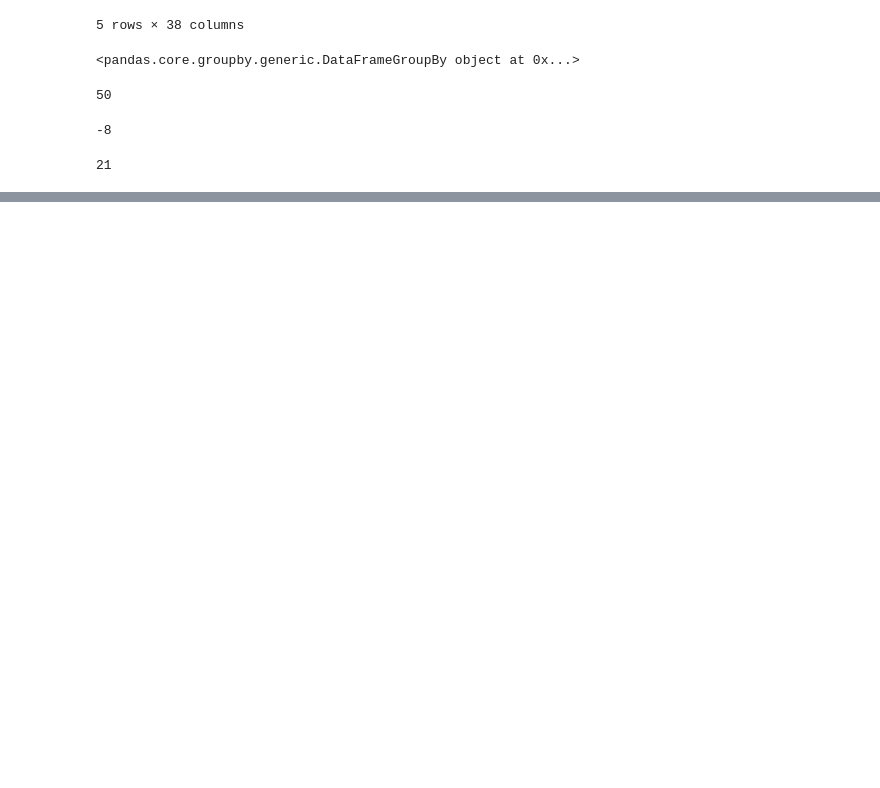
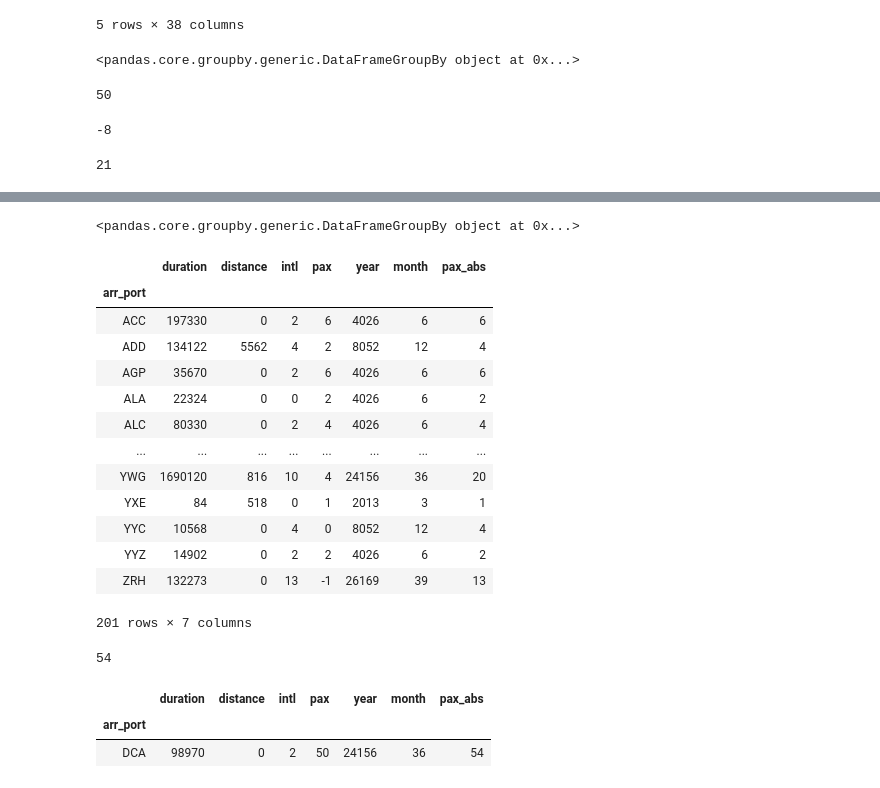
Before and after one commit to daniel-isidro/amadeus_challenge, a Jupyter notebook: amadeus_challenge.ipynb, the cells around one changed output, grey strips where cells are left out. Cells and saved outputs as stored; diff of their text form; code cells hidden in the pictures; blank space fills up the shorter version.

Commit message:
solution found for exercise 2 in subset

```diff
--- a/amadeus_challenge.ipynb
+++ b/amadeus_challenge.ipynb
@@ -150,3 +150,5 @@ df_bookings_reduced['pax'].min()
 df_bookings_reduced['pax'].max()
 # %% [output]
 21
+# %%
+df_bookings_reduced['pax_abs'] = abs(df_bookings_reduced['pax']) #new column for avoiding cancellations
@@ -152,0 +165,35 @@ df_bookings_reduced['pax'].max()
+# %%
+df_airport = df_bookings_reduced.groupby('arr_port')
+# %%
+df_airport
+# %% [output]
+<pandas.core.groupby.generic.DataFrameGroupBy object at 0x...>
+# %%
+df_airport.sum()
+# %% [output]
+|  | duration | distance | intl | pax | year | month | pax_abs |
+| arr_port |  |  |  |  |  |  |  |
+| ACC | 197330 | 0 | 2 | 6 | 4026 | 6 | 6 |
+| ADD | 134122 | 5562 | 4 | 2 | 8052 | 12 | 4 |
+| AGP | 35670 | 0 | 2 | 6 | 4026 | 6 | 6 |
+| ALA | 22324 | 0 | 0 | 2 | 4026 | 6 | 2 |
+| ALC | 80330 | 0 | 2 | 4 | 4026 | 6 | 4 |
+| ... | ... | ... | ... | ... | ... | ... | ... |
+| YWG | 1690120 | 816 | 10 | 4 | 24156 | 36 | 20 |
+| YXE | 84 | 518 | 0 | 1 | 2013 | 3 | 1 |
+| YYC | 10568 | 0 | 4 | 0 | 8052 | 12 | 4 |
+| YYZ | 14902 | 0 | 2 | 2 | 4026 | 6 | 2 |
+| ZRH | 132273 | 0 | 13 | -1 | 26169 | 39 | 13 |
+201 rows × 7 columns
+# %%
+df_airport.sum()['pax_abs'].max() #airport in reduced set with max number of bookings has 54 bookings
+# %% [output]
+54
+# %%
+#Most booked airport in subset
+
+df_airport.sum()[df_airport.sum()['pax_abs'] == df_airport.sum()['pax_abs'].max()]
+# %% [output]
+|  | duration | distance | intl | pax | year | month | pax_abs |
+| arr_port |  |  |  |  |  |  |  |
+| DCA | 98970 | 0 | 2 | 50 | 24156 | 36 | 54 |
```
Also changed, not shown: parts of 3 cells of this notebook.
